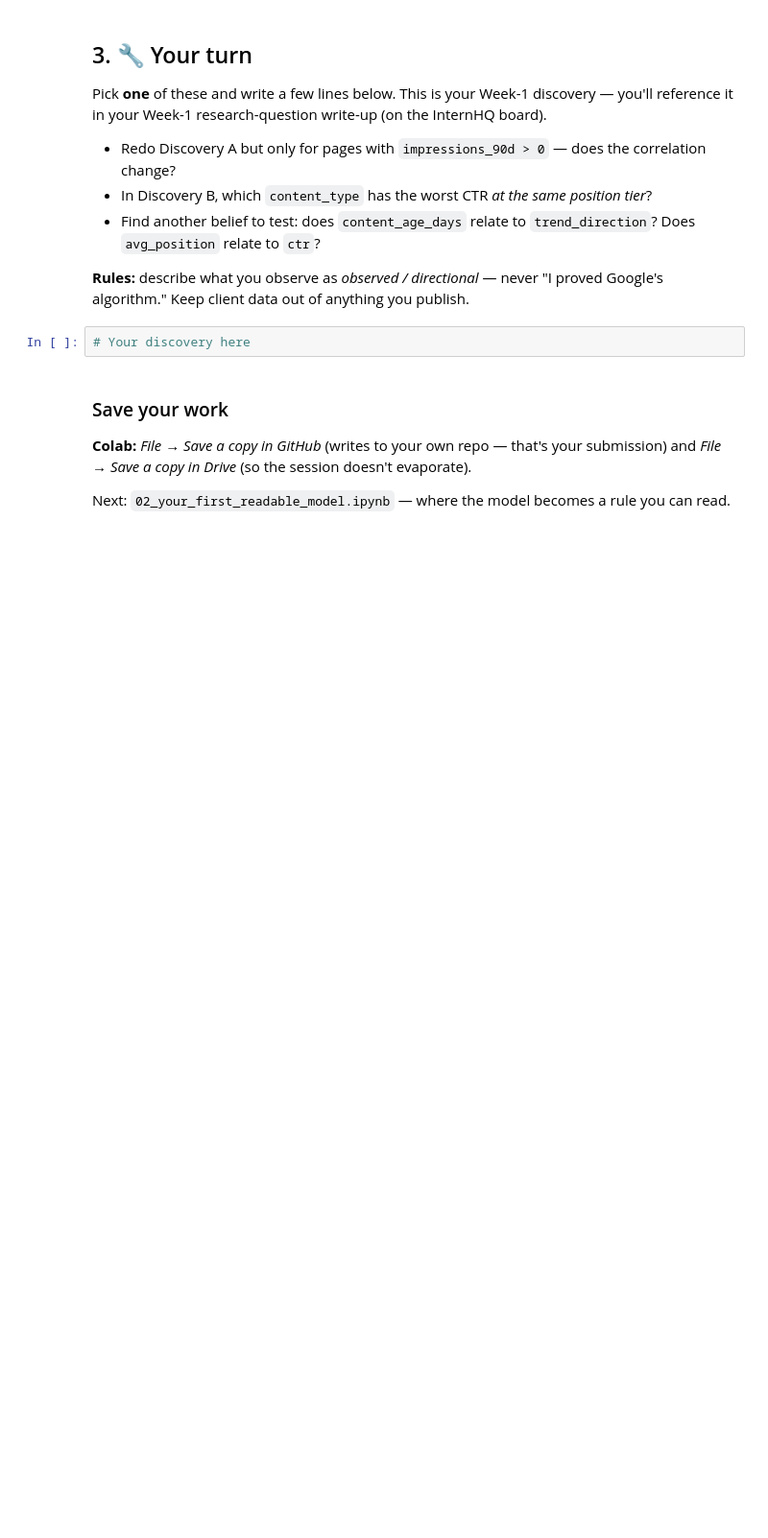
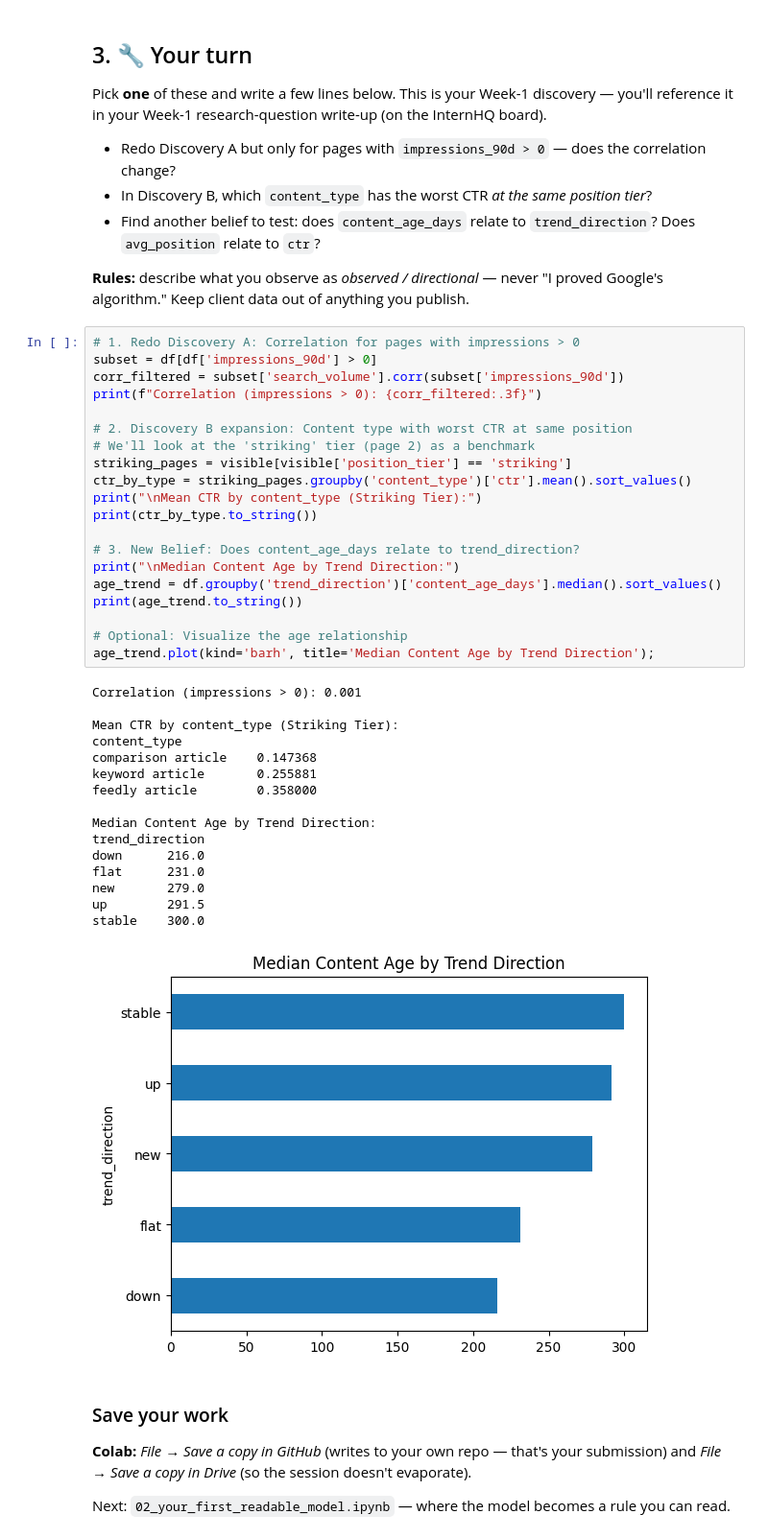
Before and after one commit to Lau-Tisca/FlyRank_ML, a Jupyter notebook: 01_first_look_and_discovery.ipynb, the cells around one changed output. Shown at 96% size. Cells and saved outputs as stored; diff of their text form; blank space fills up the shorter version.

```diff
--- a/01_first_look_and_discovery.ipynb
+++ b/01_first_look_and_discovery.ipynb
@@ -97,8 +151,43 @@ Pick **one** of these and write a few lines below. This is your Week-1 discovery
 - Find another belief to test: does `content_age_days` relate to `trend_direction`? Does `avg_position` relate to `ctr`?
 
 **Rules:** describe what you observe as *observed / directional* — never "I proved Google's algorithm." Keep client data out of anything you publish.
-# %%
-# Your discovery here
+# %%
+# 1. Redo Discovery A: Correlation for pages with impressions > 0
+subset = df[df['impressions_90d'] > 0]
+corr_filtered = subset['search_volume'].corr(subset['impressions_90d'])
+print(f"Correlation (impressions > 0): {corr_filtered:.3f}")
+
+# 2. Discovery B expansion: Content type with worst CTR at same position
+# We'll look at the 'striking' tier (page 2) as a benchmark
+striking_pages = visible[visible['position_tier'] == 'striking']
+ctr_by_type = striking_pages.groupby('content_type')['ctr'].mean().sort_values()
+print("\nMean CTR by content_type (Striking Tier):")
+print(ctr_by_type.to_string())
+
+# 3. New Belief: Does content_age_days relate to trend_direction?
+print("\nMedian Content Age by Trend Direction:")
+age_trend = df.groupby('trend_direction')['content_age_days'].median().sort_values()
+print(age_trend.to_string())
+
+# Optional: Visualize the age relationship
+age_trend.plot(kind='barh', title='Median Content Age by Trend Direction');
+# %% [output]
+Correlation (impressions > 0): 0.001
+
+Mean CTR by content_type (Striking Tier):
+content_type
+comparison article    0.147368
+keyword article       0.255881
+feedly article        0.358000
+
+Median Content Age by Trend Direction:
+trend_direction
+down      216.0
+flat      231.0
+new       279.0
+up        291.5
+stable    300.0
+[figure, added]
 # %% [markdown]
 ### Save your work
 **Colab:** *File → Save a copy in GitHub* (writes to your own repo — that's your submission) and *File → Save a copy in Drive* (so the session doesn't evaporate).
```
Also changed, not shown: parts of 7 cells of this notebook.
